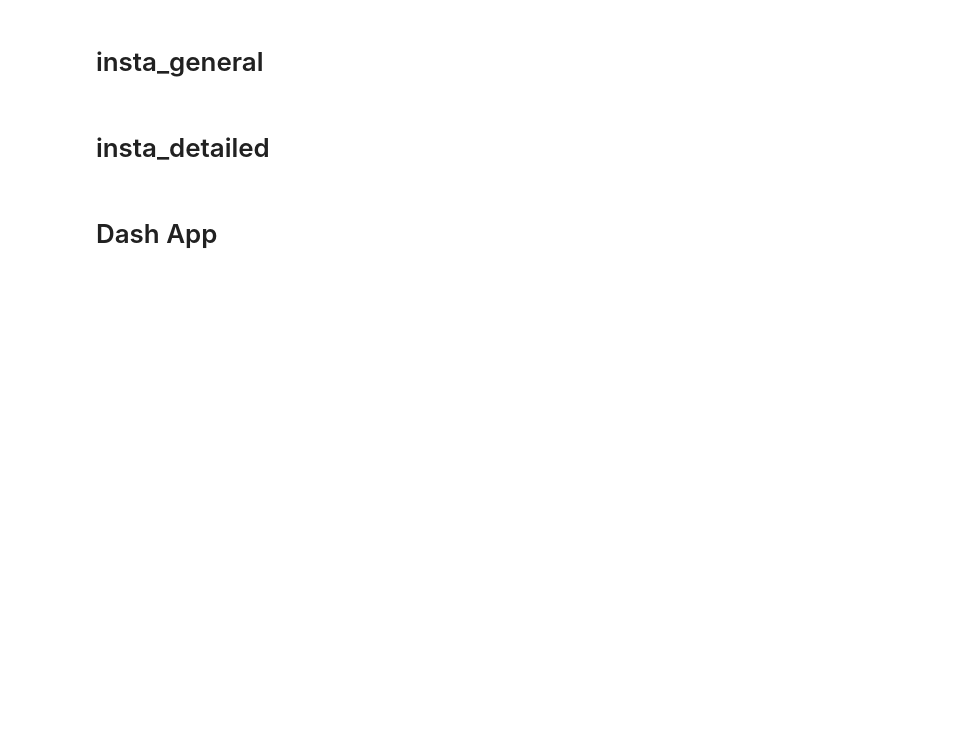
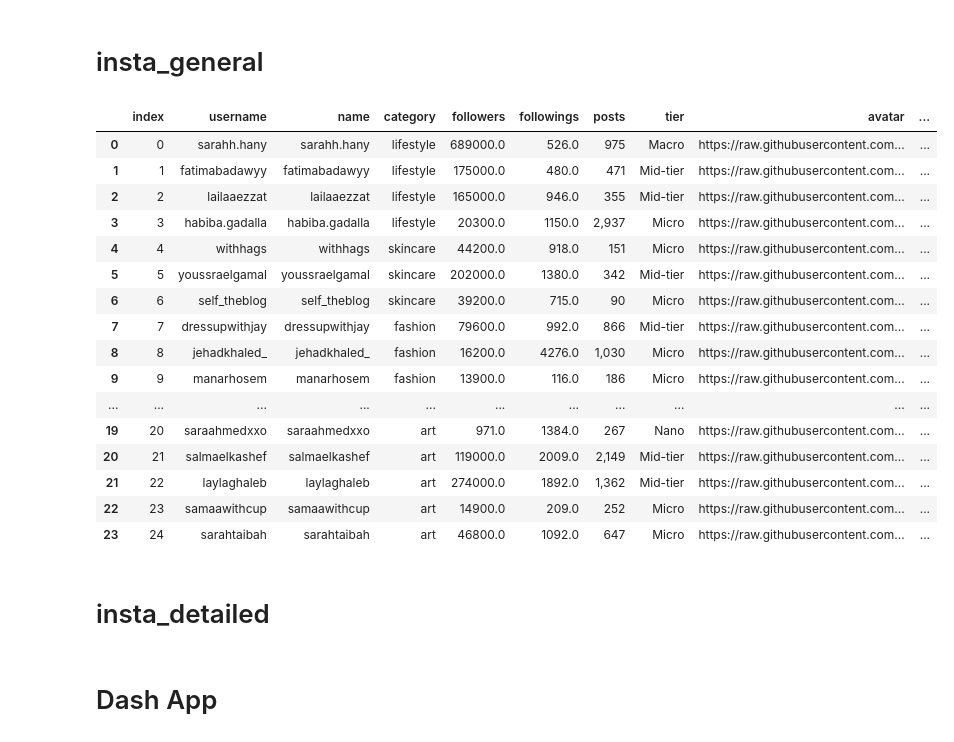
Before and after one commit to ayahhany/Instagram-Dashboard, a Jupyter notebook: project_insta_5_Bootsrapping.ipynb, the cells around one changed output. Cells and saved outputs as stored; diff of their text form; code cells hidden in the pictures; blank space fills up the shorter version.

```diff
--- a/project_insta_5_Bootsrapping.ipynb
+++ b/project_insta_5_Bootsrapping.ipynb
@@ -9,6 +9,26 @@ import dash_bootstrap_components as dbc
 # insta_general
 # %%
 df = pd.read_csv('insta_general.csv', header=0)
+# %%
+df
+# %% [output]
+|  | index | username | name | category | followers | followings | posts | tier | avatar | ... |
+| 0 | 0 | sarahh.hany | sarahh.hany | lifestyle | 689000.0 | 526.0 | 975 | Macro | https://raw.githubusercontent.com... | ... |
+| 1 | 1 | fatimabadawyy | fatimabadawyy | lifestyle | 175000.0 | 480.0 | 471 | Mid-tier | https://raw.githubusercontent.com... | ... |
+| 2 | 2 | lailaaezzat | lailaaezzat | lifestyle | 165000.0 | 946.0 | 355 | Mid-tier | https://raw.githubusercontent.com... | ... |
+| 3 | 3 | habiba.gadalla | habiba.gadalla | lifestyle | 20300.0 | 1150.0 | 2,937 | Micro | https://raw.githubusercontent.com... | ... |
+| 4 | 4 | withhags | withhags | skincare | 44200.0 | 918.0 | 151 | Micro | https://raw.githubusercontent.com... | ... |
+| 5 | 5 | youssraelgamal | youssraelgamal | skincare | 202000.0 | 1380.0 | 342 | Mid-tier | https://raw.githubusercontent.com... | ... |
+| 6 | 6 | self_theblog | self_theblog | skincare | 39200.0 | 715.0 | 90 | Micro | https://raw.githubusercontent.com... | ... |
+| 7 | 7 | dressupwithjay | dressupwithjay | fashion | 79600.0 | 992.0 | 866 | Mid-tier | https://raw.githubusercontent.com... | ... |
+| 8 | 8 | jehadkhaled_ | jehadkhaled_ | fashion | 16200.0 | 4276.0 | 1,030 | Micro | https://raw.githubusercontent.com... | ... |
+| 9 | 9 | manarhosem | manarhosem | fashion | 13900.0 | 116.0 | 186 | Micro | https://raw.githubusercontent.com... | ... |
+| ... | ... | ... | ... | ... | ... | ... | ... | ... | ... | ... |
+| 19 | 20 | saraahmedxxo | saraahmedxxo | art | 971.0 | 1384.0 | 267 | Nano | https://raw.githubusercontent.com... | ... |
+| 20 | 21 | salmaelkashef | salmaelkashef | art | 119000.0 | 2009.0 | 2,149 | Mid-tier | https://raw.githubusercontent.com... | ... |
+| 21 | 22 | laylaghaleb | laylaghaleb | art | 274000.0 | 1892.0 | 1,362 | Mid-tier | https://raw.githubusercontent.com... | ... |
+| 22 | 23 | samaawithcup | samaawithcup | art | 14900.0 | 209.0 | 252 | Micro | https://raw.githubusercontent.com... | ... |
+| 23 | 24 | sarahtaibah | sarahtaibah | art | 46800.0 | 1092.0 | 647 | Micro | https://raw.githubusercontent.com... | ... |
 # %%
 df['posts']= df['posts'].astype('string').str.replace(',','').astype('int')
 # %%
```
Also changed, not shown: parts of 2 cells of this notebook, 32 other files.
